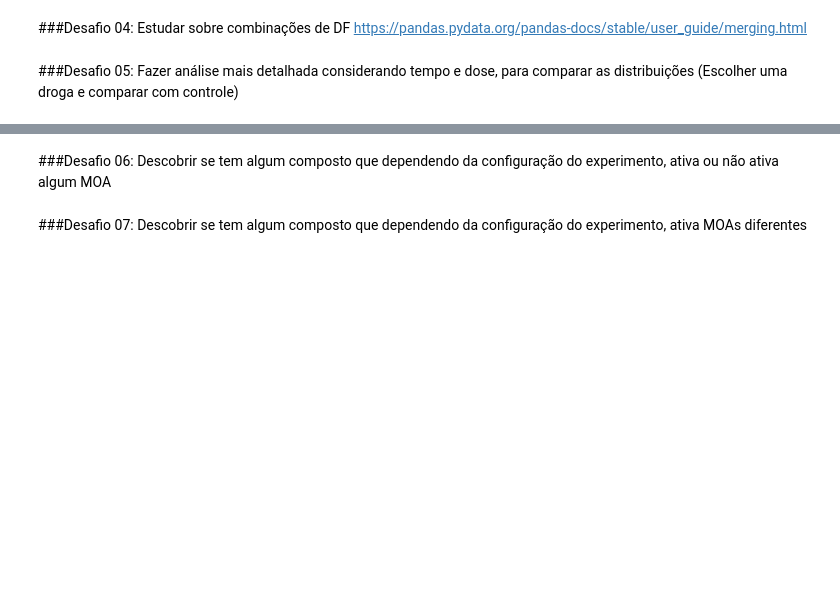
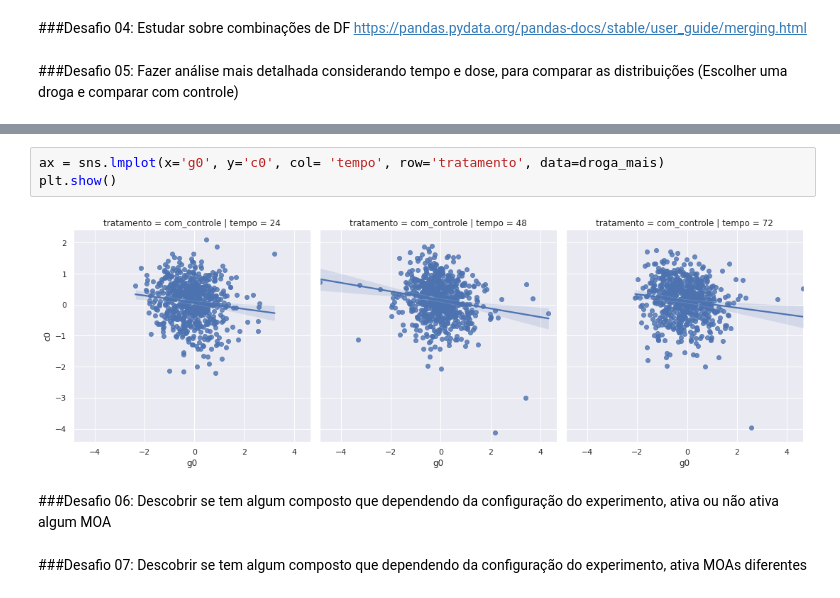
Before and after one commit to silva-felipe/Imersao_dados_alura, a Jupyter notebook: Aula04(desafios)_imersao_dados.ipynb, the cells around one changed output, grey strips where cells are left out. Saved outputs shown, nothing was run; the diff lists cells and outputs as text; blank space fills up the shorter version.

```diff
--- a/Aula04(desafios)_imersao_dados.ipynb
+++ b/Aula04(desafios)_imersao_dados.ipynb
@@ -183,3 +303,8 @@ plt.show()
+# %%
+ax = sns.lmplot(x='g0', y='c0', col= 'tempo', row='tratamento', data=droga_mais)
+plt.show()
+# %% [output]
+[figure, added]
 # %% [markdown]
 ###Desafio 06: Descobrir se tem algum composto que dependendo da configuração do experimento, ativa ou não ativa algum MOA
 # %% [markdown]
```
Also changed, not shown: parts of 16 cells of this notebook.
